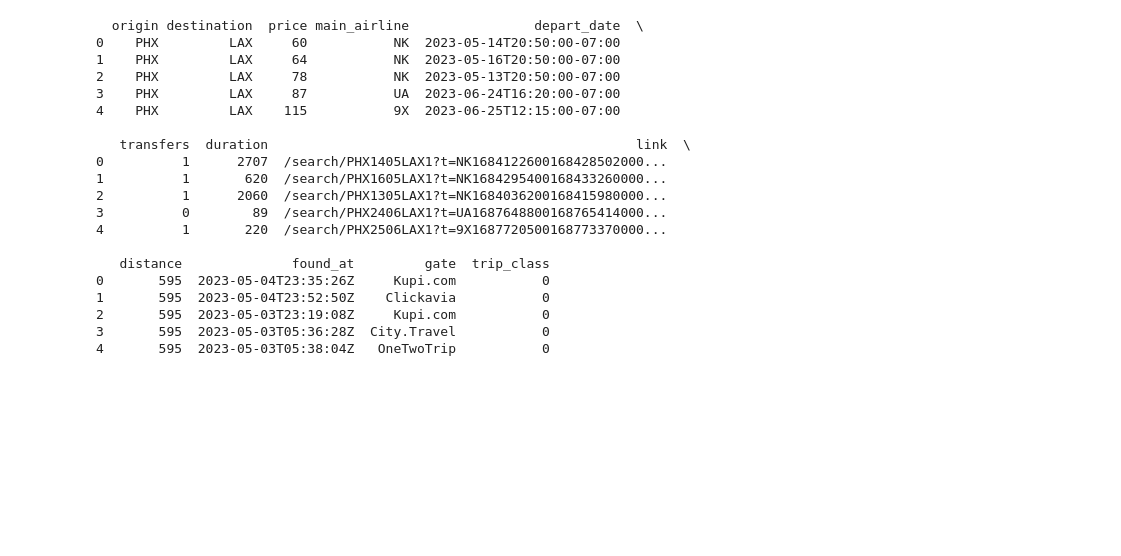
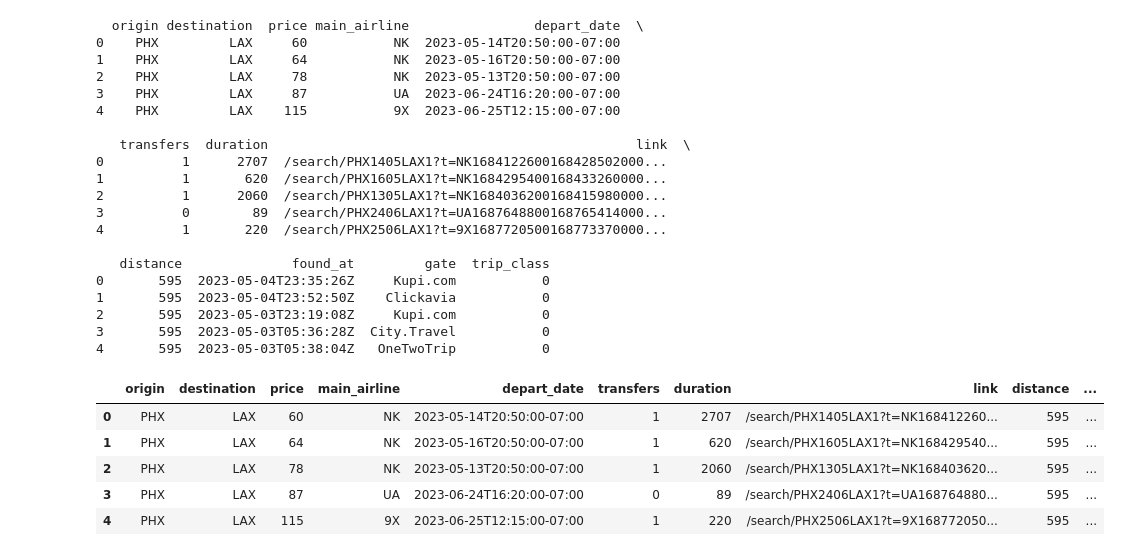
Before and after one commit to maheeyah/Group3, a Jupyter notebook: Prices_Alternative_Directions.ipynb, the cells around one changed output. Drawn from its saved outputs; the diff is of its cells as text; code cells hidden in the pictures; blank space fills up the shorter version.

```diff
--- a/Prices_Alternative_Directions.ipynb
+++ b/Prices_Alternative_Directions.ipynb
@@ -55,3 +55,12 @@ print(df)
 2       595  2023-05-03T23:19:08Z     Kupi.com           0
 3       595  2023-05-03T05:36:28Z  City.Travel           0
 4       595  2023-05-03T05:38:04Z   OneTwoTrip           0
+# %%
+df.head()
+# %% [output]
+|  | origin | destination | price | main_airline | depart_date | transfers | duration | link | distance | ... |
+| 0 | PHX | LAX | 60 | NK | 2023-05-14T20:50:00-07:00 | 1 | 2707 | /search/PHX1405LAX1?t=NK168412260... | 595 | ... |
+| 1 | PHX | LAX | 64 | NK | 2023-05-16T20:50:00-07:00 | 1 | 620 | /search/PHX1605LAX1?t=NK168429540... | 595 | ... |
+| 2 | PHX | LAX | 78 | NK | 2023-05-13T20:50:00-07:00 | 1 | 2060 | /search/PHX1305LAX1?t=NK168403620... | 595 | ... |
+| 3 | PHX | LAX | 87 | UA | 2023-06-24T16:20:00-07:00 | 0 | 89 | /search/PHX2406LAX1?t=UA168764880... | 595 | ... |
+| 4 | PHX | LAX | 115 | 9X | 2023-06-25T12:15:00-07:00 | 1 | 220 | /search/PHX2506LAX1?t=9X168772050... | 595 | ... |
```
Also changed, not shown: parts of 8 cells of this notebook.
